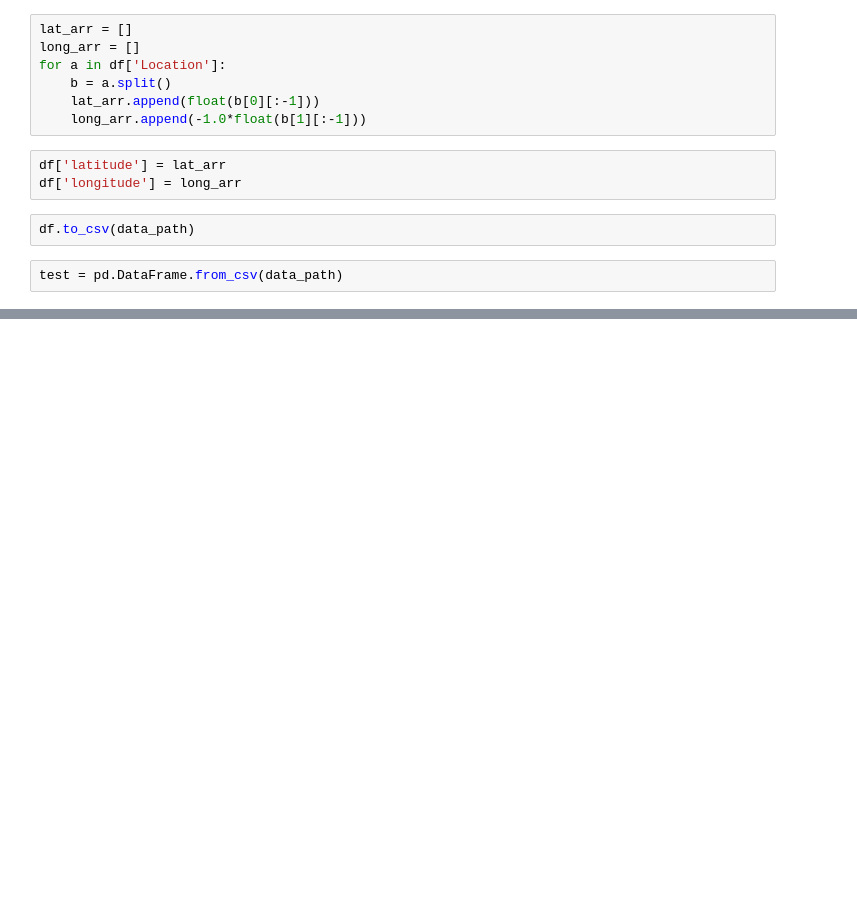
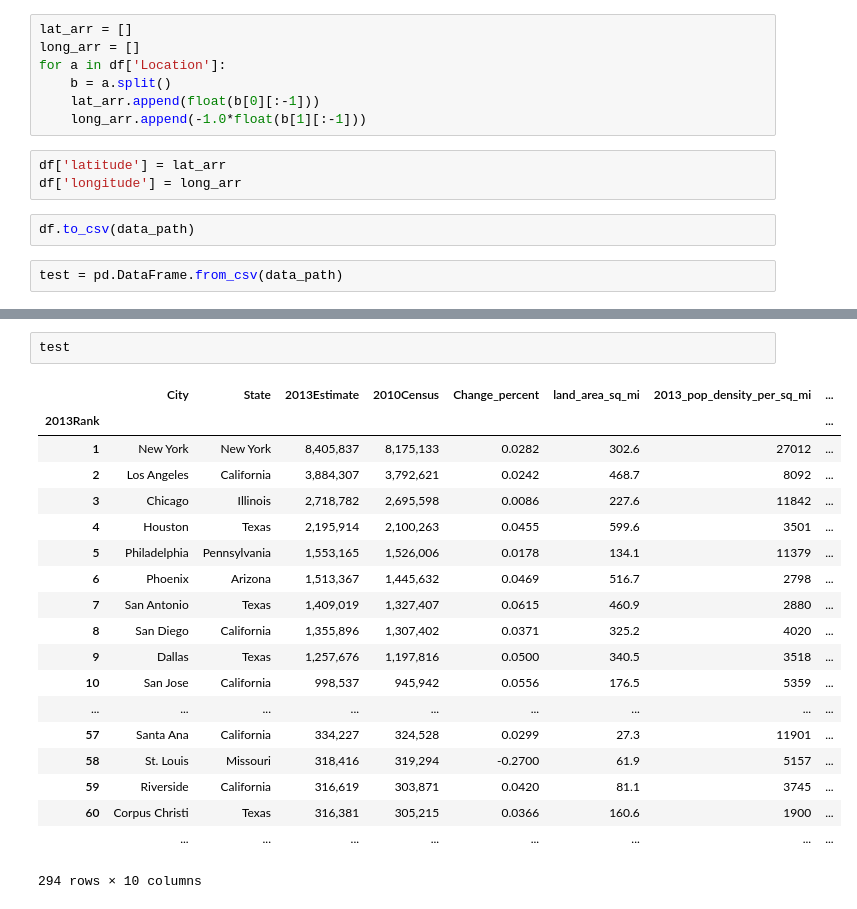
Before and after one commit to BruisingCurve/foodGrouper, a Jupyter notebook: story/CityPopulationParser.ipynb, the cells around one changed output, grey strips where cells are left out. Drawn from its saved outputs; the diff is of its cells as text; blank space fills up the shorter version.

```diff
--- a/story/CityPopulationParser.ipynb
+++ b/story/CityPopulationParser.ipynb
@@ -42,0 +45,22 @@ Name: latitude, Length: 294, dtype: float64
+# %%
+test
+# %% [output]
+|  | City | State | 2013Estimate | 2010Census | Change_percent | land_area_sq_mi | 2013_pop_density_per_sq_mi | ... |
+| 2013Rank |  |  |  |  |  |  |  | ... |
+| 1 | New York | New York | 8,405,837 | 8,175,133 | 0.0282 | 302.6 | 27012 | ... |
+| 2 | Los Angeles | California | 3,884,307 | 3,792,621 | 0.0242 | 468.7 | 8092 | ... |
+| 3 | Chicago | Illinois | 2,718,782 | 2,695,598 | 0.0086 | 227.6 | 11842 | ... |
+| 4 | Houston | Texas | 2,195,914 | 2,100,263 | 0.0455 | 599.6 | 3501 | ... |
+| 5 | Philadelphia | Pennsylvania | 1,553,165 | 1,526,006 | 0.0178 | 134.1 | 11379 | ... |
+| 6 | Phoenix | Arizona | 1,513,367 | 1,445,632 | 0.0469 | 516.7 | 2798 | ... |
+| 7 | San Antonio | Texas | 1,409,019 | 1,327,407 | 0.0615 | 460.9 | 2880 | ... |
+| 8 | San Diego | California | 1,355,896 | 1,307,402 | 0.0371 | 325.2 | 4020 | ... |
+| 9 | Dallas | Texas | 1,257,676 | 1,197,816 | 0.0500 | 340.5 | 3518 | ... |
+| 10 | San Jose | California | 998,537 | 945,942 | 0.0556 | 176.5 | 5359 | ... |
+| ... | ... | ... | ... | ... | ... | ... | ... | ... |
+| 57 | Santa Ana | California | 334,227 | 324,528 | 0.0299 | 27.3 | 11901 | ... |
+| 58 | St. Louis | Missouri | 318,416 | 319,294 | -0.2700 | 61.9 | 5157 | ... |
+| 59 | Riverside | California | 316,619 | 303,871 | 0.0420 | 81.1 | 3745 | ... |
+| 60 | Corpus Christi | Texas | 316,381 | 305,215 | 0.0366 | 160.6 | 1900 | ... |
+|  | ... | ... | ... | ... | ... | ... | ... | ... |
+294 rows × 10 columns
```
Also changed, not shown: parts of 2 cells of this notebook, 7 other files.
